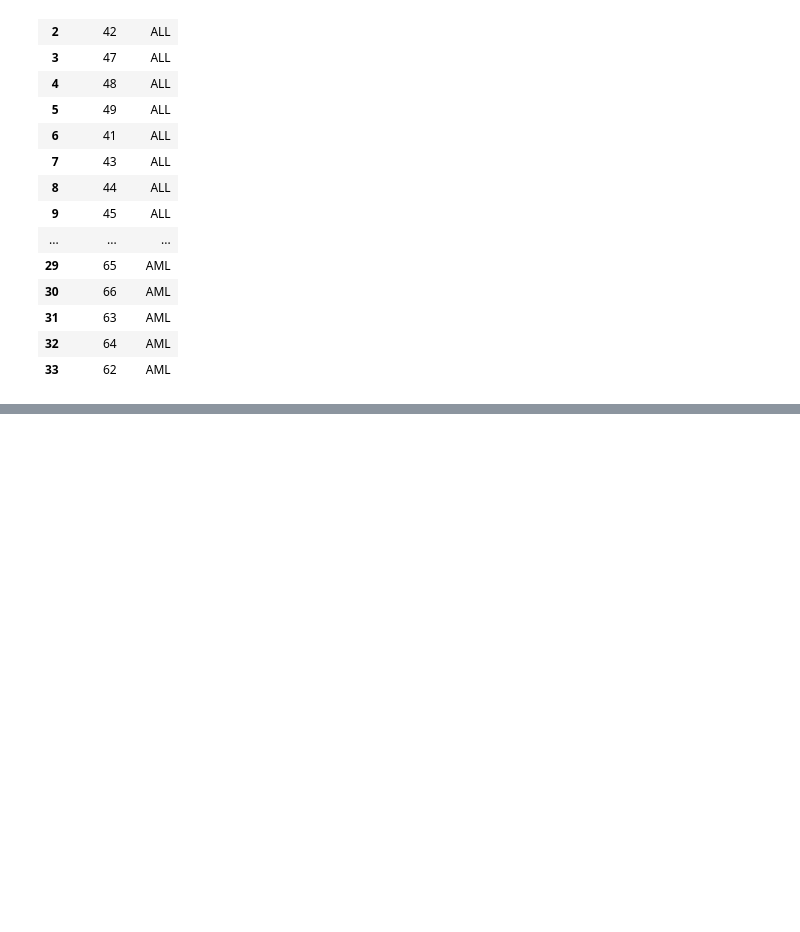
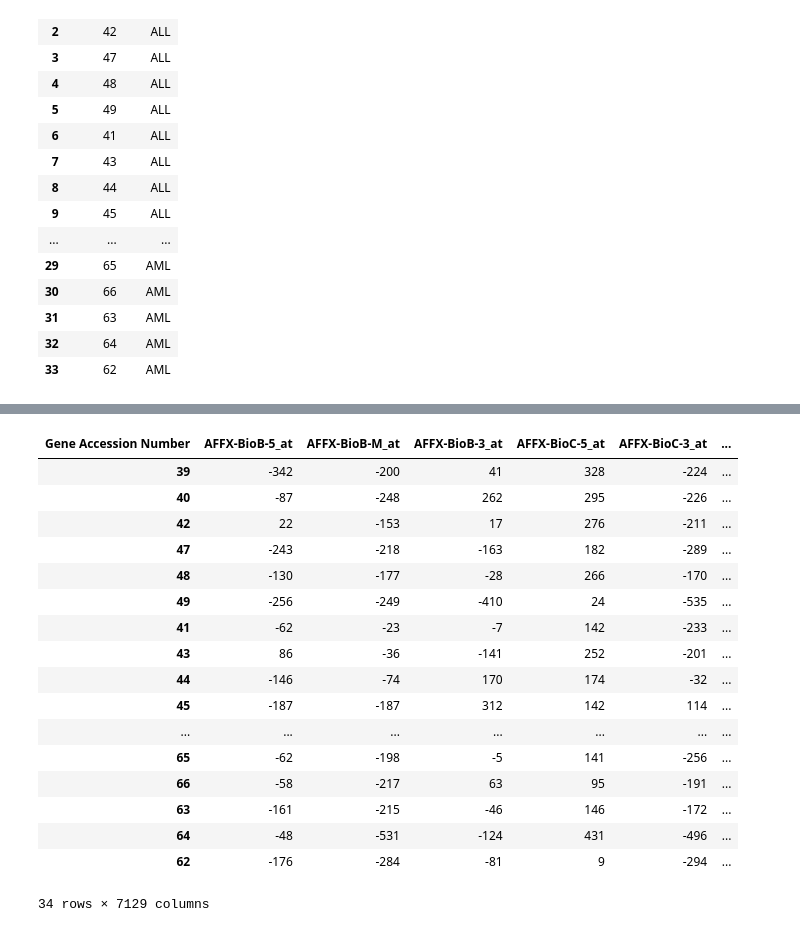
Before and after one commit to BilalAcikgoz/all-aml-classification, a Jupyter notebook: main.ipynb, the cells around one changed output, grey strips where cells are left out. Saved outputs shown, nothing was run; the diff lists cells and outputs as text; code cells hidden in the pictures; blank space fills up the shorter version.

```diff
--- a/main.ipynb
+++ b/main.ipynb
@@ -312,0 +391,25 @@ test_target
+# %%
+test_df = test_df.iloc[:,2:]
+test_df = test_df.T
+test_df.columns = gene_description
+test_df.index = id_test
+test_df
+# %% [output]
+| Gene Accession Number | AFFX-BioB-5_at | AFFX-BioB-M_at | AFFX-BioB-3_at | AFFX-BioC-5_at | AFFX-BioC-3_at | ... |
+| 39 | -342 | -200 | 41 | 328 | -224 | ... |
+| 40 | -87 | -248 | 262 | 295 | -226 | ... |
+| 42 | 22 | -153 | 17 | 276 | -211 | ... |
+| 47 | -243 | -218 | -163 | 182 | -289 | ... |
+| 48 | -130 | -177 | -28 | 266 | -170 | ... |
+| 49 | -256 | -249 | -410 | 24 | -535 | ... |
+| 41 | -62 | -23 | -7 | 142 | -233 | ... |
+| 43 | 86 | -36 | -141 | 252 | -201 | ... |
+| 44 | -146 | -74 | 170 | 174 | -32 | ... |
+| 45 | -187 | -187 | 312 | 142 | 114 | ... |
+| ... | ... | ... | ... | ... | ... | ... |
+| 65 | -62 | -198 | -5 | 141 | -256 | ... |
+| 66 | -58 | -217 | 63 | 95 | -191 | ... |
+| 63 | -161 | -215 | -46 | 146 | -172 | ... |
+| 64 | -48 | -531 | -124 | 431 | -496 | ... |
+| 62 | -176 | -284 | -81 | 9 | -294 | ... |
+34 rows × 7129 columns
```
Also changed, not shown: parts of 5 cells of this notebook.
